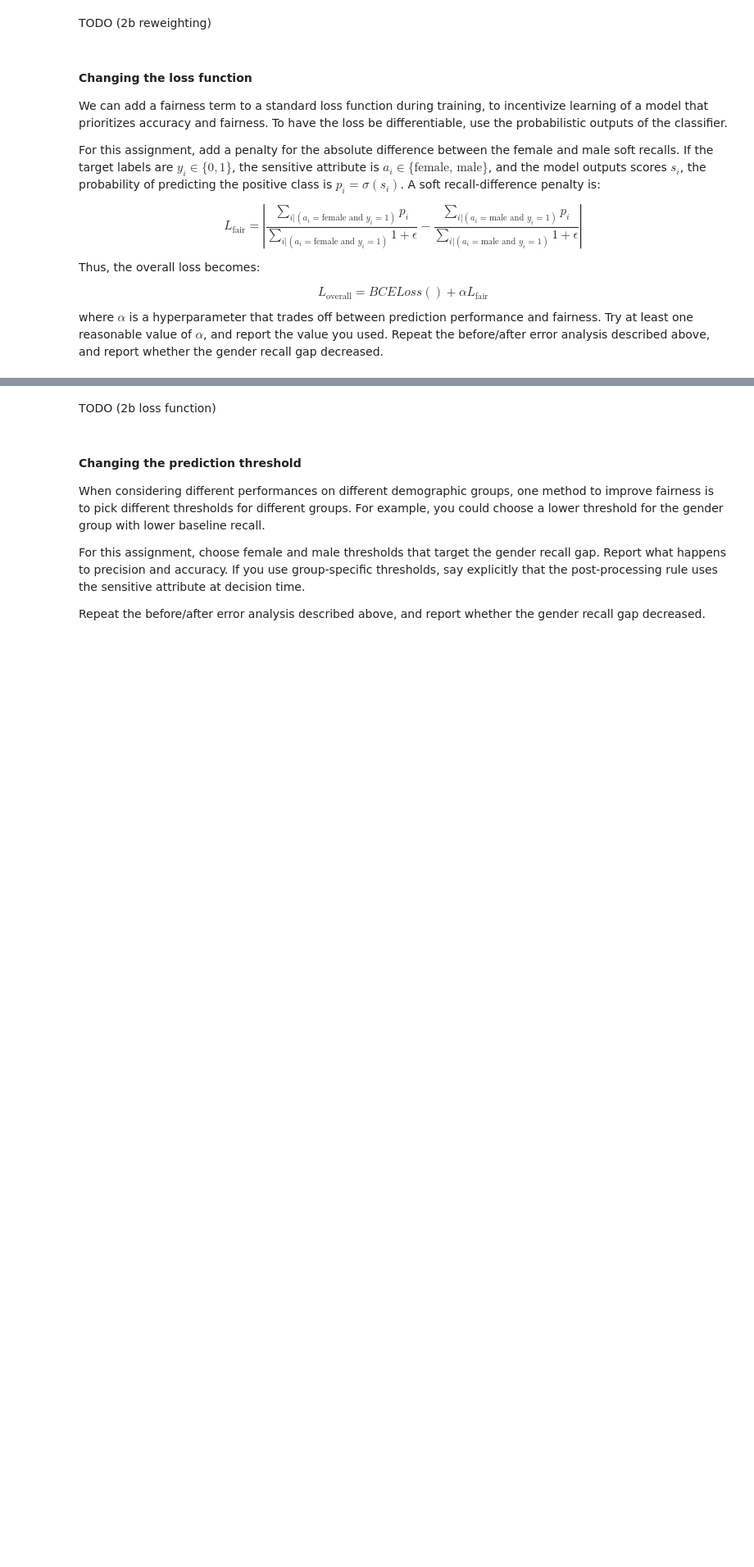
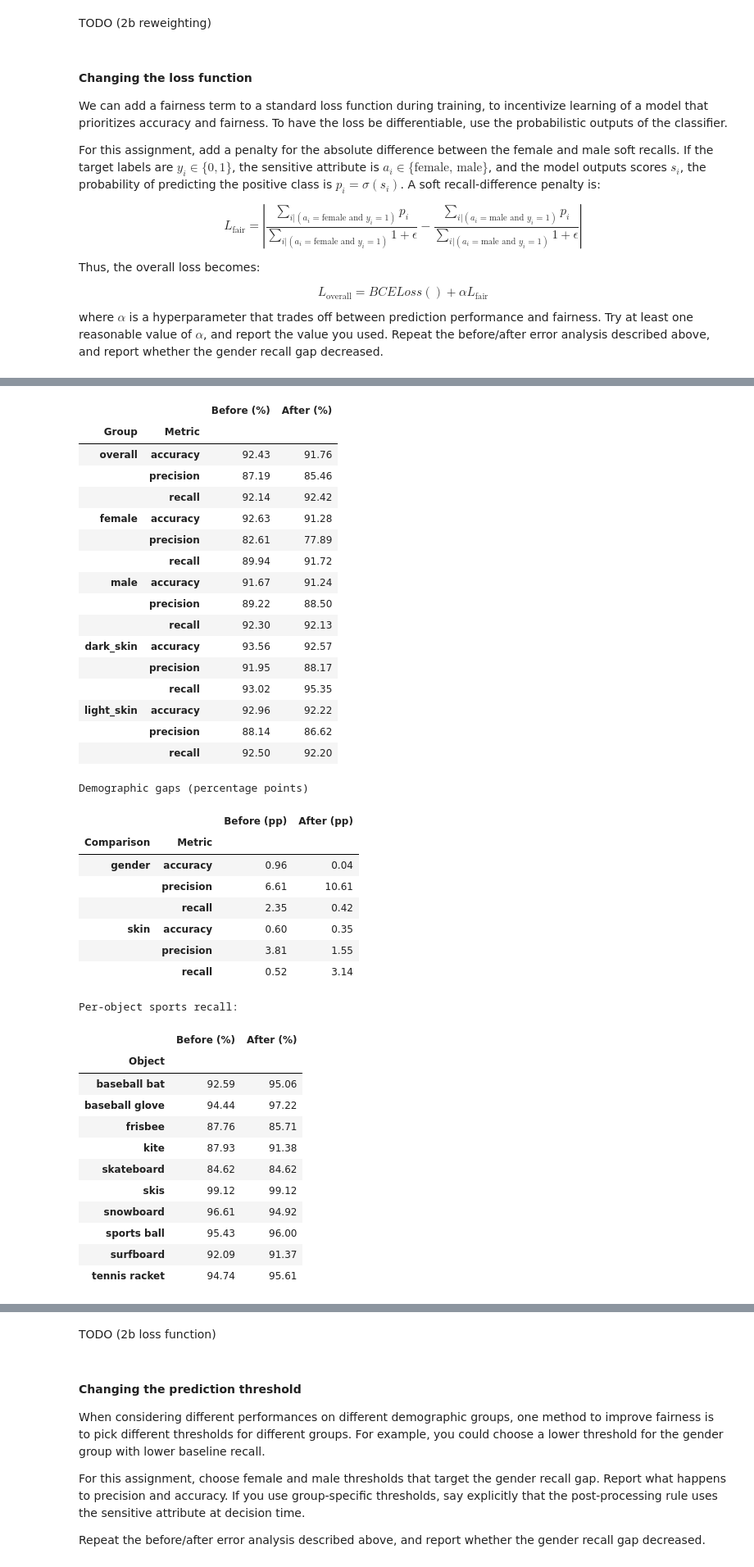
Before and after one commit to ele906/cos429, a Jupyter notebook: A3/BiasInVisionModels.ipynb, the cells around one changed output, grey strips where cells are left out. Shown at 82% size. Saved outputs shown, nothing was run; the diff lists cells and outputs as text; code cells hidden in the pictures; blank space fills up the shorter version.

```diff
--- a/A3/BiasInVisionModels.ipynb
+++ b/A3/BiasInVisionModels.ipynb
@@ -449,0 +676,18 @@ where $\alpha$ is a hyperparameter that trades off between prediction performanc
+# %%
+# TODO (2b option 2): implement this loss function; will also require matching id to demographics
+gender_by_id = {int(img_id): gender for img_id, gender in zip(train_ids, train_gender)}
+fairness_alpha = 0.5
+
+torch.manual_seed(42)
+model_fair_loss = make_sports_model()
+fair_losses = train_sports_model(
+    model_fair_loss, train_sport_loader, epochs=num_epochs, lr=learning_rate,
+    fairness_alpha=fairness_alpha, gender_by_id=gender_by_id)
+fair_scores = predict_scores(model_fair_loss, val_feat)
+fair_metrics, fair_gaps = measure_scores(fair_scores)
+print(f'Fairness-loss weight: alpha = {fairness_alpha}')
+compare_metrics(baseline_metrics, baseline_gaps, fair_metrics, fair_gaps,
+                'In-processing')
+print('Per-object sports recall:')
+compare_sports_objects(val_scores, fair_scores)
+# %% [output]
@@ -450,2 +700,41 @@ where $\alpha$ is a hyperparameter that trades off between prediction performanc
+|  |  | Before (%) | After (%) |
+| Group | Metric |  |  |
+| overall | accuracy | 92.43 | 91.76 |
+|  | precision | 87.19 | 85.46 |
+|  | recall | 92.14 | 92.42 |
+| female | accuracy | 92.63 | 91.28 |
+|  | precision | 82.61 | 77.89 |
+|  | recall | 89.94 | 91.72 |
+| male | accuracy | 91.67 | 91.24 |
+|  | precision | 89.22 | 88.50 |
+|  | recall | 92.30 | 92.13 |
+| dark_skin | accuracy | 93.56 | 92.57 |
+|  | precision | 91.95 | 88.17 |
+|  | recall | 93.02 | 95.35 |
+| light_skin | accuracy | 92.96 | 92.22 |
+|  | precision | 88.14 | 86.62 |
+|  | recall | 92.50 | 92.20 |
+Demographic gaps (percentage points)
+|  |  | Before (pp) | After (pp) |
+| Comparison | Metric |  |  |
+| gender | accuracy | 0.96 | 0.04 |
+|  | precision | 6.61 | 10.61 |
+|  | recall | 2.35 | 0.42 |
+| skin | accuracy | 0.60 | 0.35 |
+|  | precision | 3.81 | 1.55 |
+|  | recall | 0.52 | 3.14 |
+Per-object sports recall:
+|  | Before (%) | After (%) |
+| Object |  |  |
+| baseball bat | 92.59 | 95.06 |
+| baseball glove | 94.44 | 97.22 |
+| frisbee | 87.76 | 85.71 |
+| kite | 87.93 | 91.38 |
+| skateboard | 84.62 | 84.62 |
+| skis | 99.12 | 99.12 |
+| snowboard | 96.61 | 94.92 |
+| sports ball | 95.43 | 96.00 |
+| surfboard | 92.09 | 91.37 |
+| tennis racket | 94.74 | 95.61 |
 # %% [markdown]
 Given what you just saw about the effects of changing the loss function, write about 50 words explaining whether this made the sports model more fair under equal opportunity.
```
Also changed, not shown: parts of 26 cells of this notebook, 1 other file.
